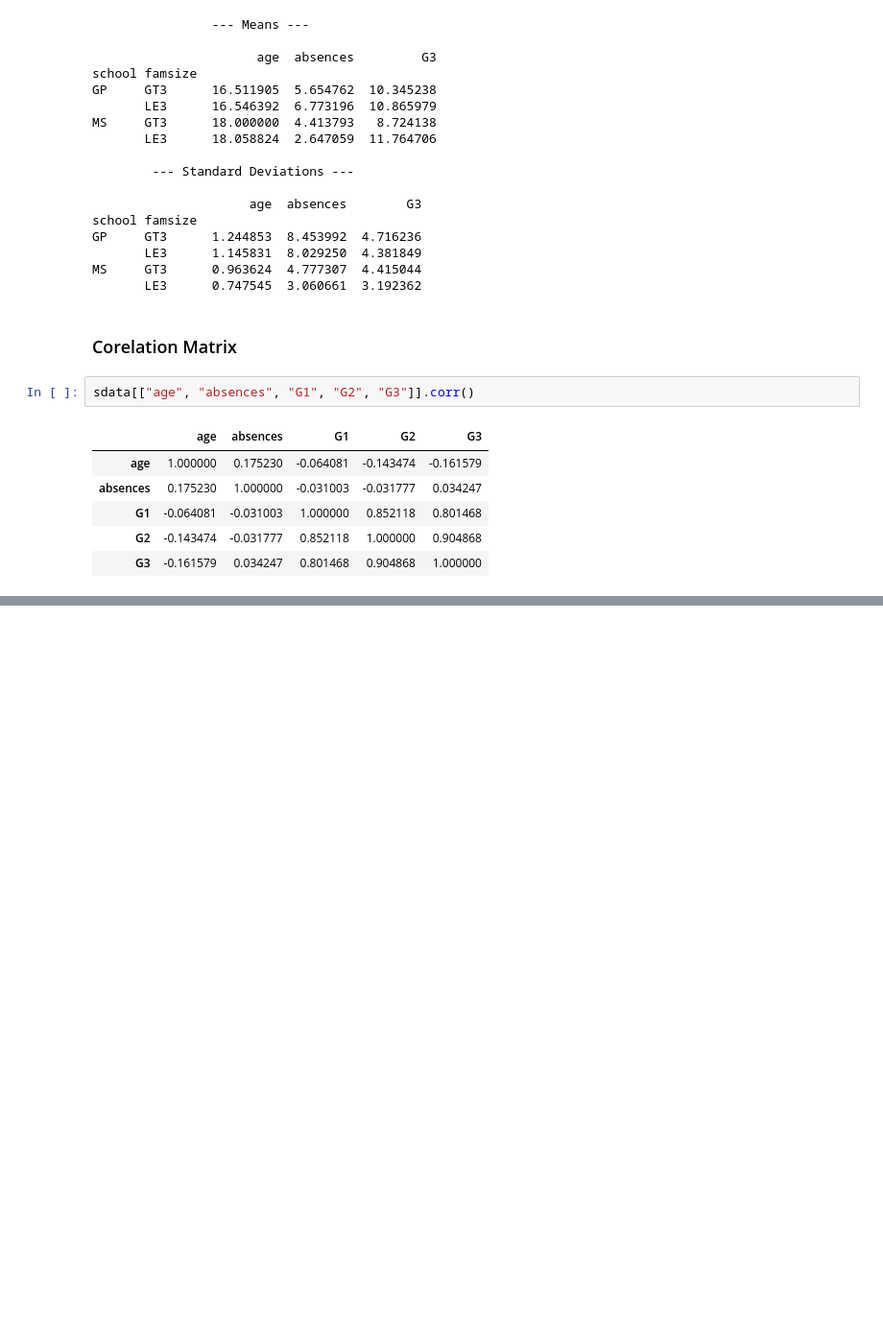
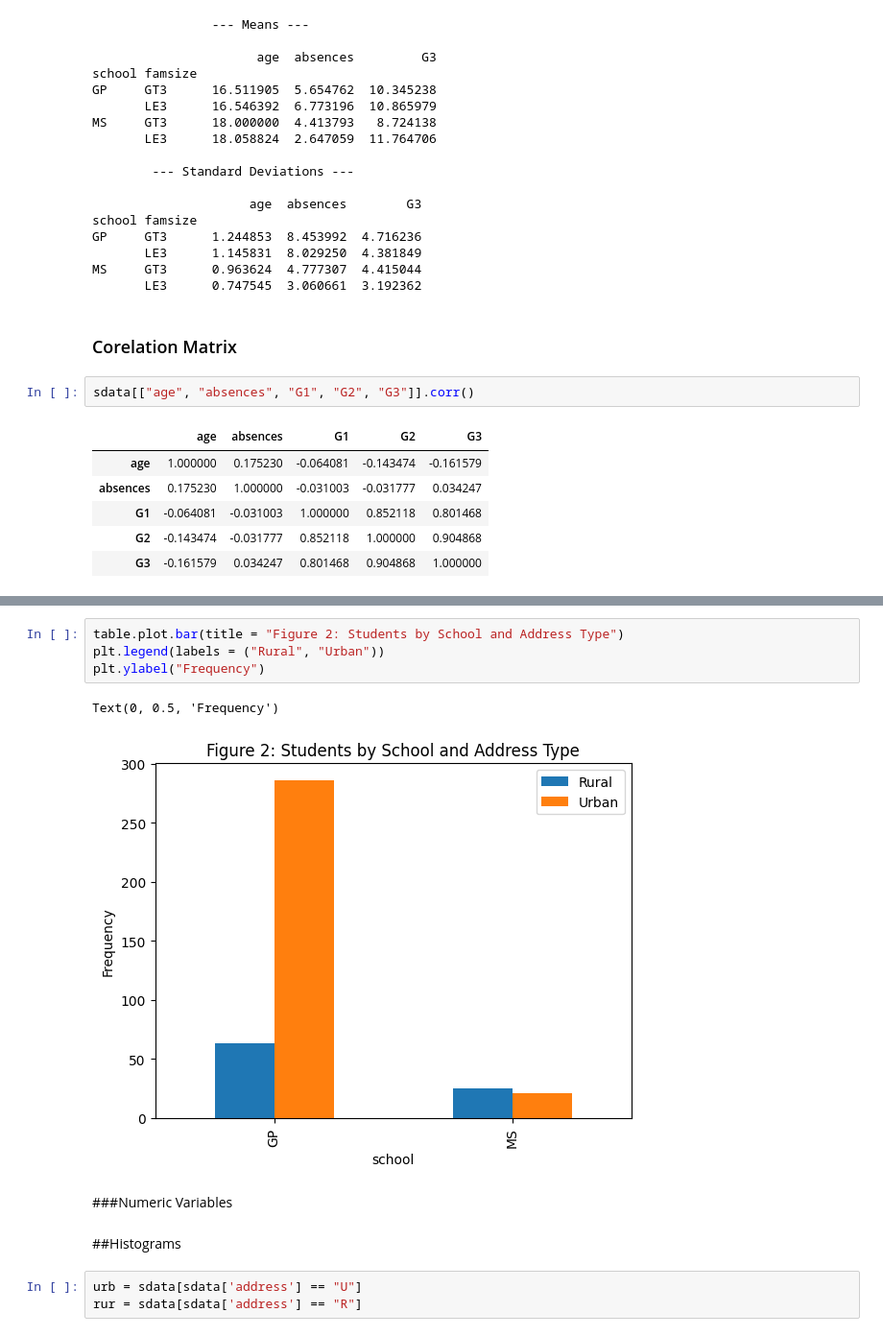
Before and after one commit to tort-cam/ST554HW4, a Jupyter notebook: HW4.ipynb, the cells around one changed output, grey strips where cells are left out. Shown at 96% size. Drawn from its saved outputs; the diff is of its cells as text; blank space fills up the shorter version.

```diff
--- a/HW4.ipynb
+++ b/HW4.ipynb
@@ -170,0 +204,14 @@ sdata[["age", "absences", "G1", "G2", "G3"]].corr()
+# %%
+table.plot.bar(title = "Figure 2: Students by School and Address Type")
+plt.legend(labels = ("Rural", "Urban"))
+plt.ylabel("Frequency")
+# %% [output]
+Text(0, 0.5, 'Frequency')
+[figure, added]
+# %% [markdown]
+###Numeric Variables
+# %% [markdown]
+##Histograms
+# %%
+urb = sdata[sdata['address'] == "U"]
+rur = sdata[sdata['address'] == "R"]
```
Also changed, not shown: parts of 25 cells of this notebook.
